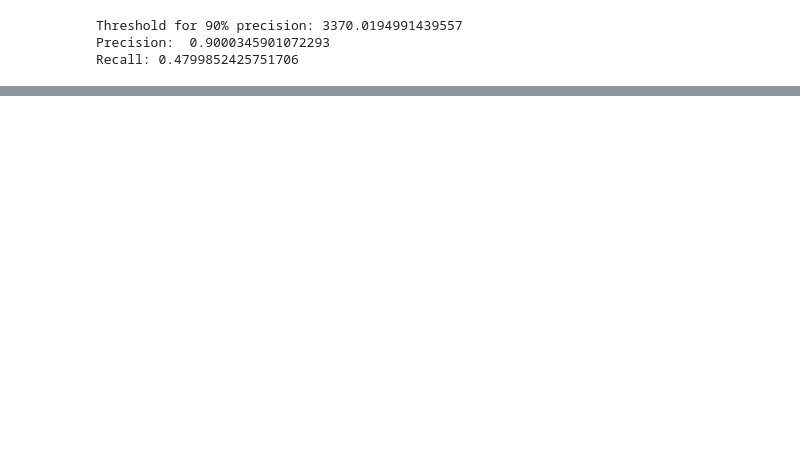
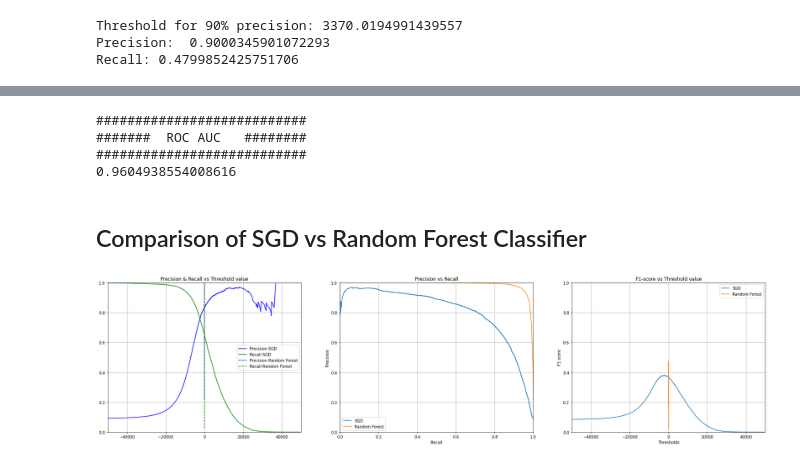
Before and after one commit to chandrusuresh/Hands-On-ML, a Jupyter notebook: Ch3_Classification/MNIST.ipynb, the cells around one changed output, grey strips where cells are left out. Drawn from its saved outputs; the diff is of its cells as text; code cells hidden in the pictures; blank space fills up the shorter version.

```diff
--- a/Ch3_Classification/MNIST.ipynb
+++ b/Ch3_Classification/MNIST.ipynb
@@ -146,0 +194,56 @@ Recall: 0.4799852425751706
+# %%
+from sklearn.metrics import roc_auc_score
+auc = roc_auc_score(y_train_5,y_scores)
+print("###########################")
+print("#######  ROC AUC   ########")
+print("###########################")
+print(auc)
+# %% [output]
+###########################
+#######  ROC AUC   ########
+###########################
+0.9604938554008616
+# %% [markdown]
+## Comparison of SGD vs Random Forest Classifier
+# %%
+from sklearn.ensemble import RandomForestClassifier
+
+forest_clf = RandomForestClassifier(random_state=42)
+y_probas_forest = cross_val_predict(forest_clf,X_train,y_train_5,cv=3,method="predict_proba")
+y_scores_forest = y_probas_forest[:,1] # score = probability of positive class
+
+precisions_forest,recalls_forest,thresholds_forest = precision_recall_curve(y_train_5,y_scores_forest)
+f1_score_forest = []
+for i in range(len(thresholds_forest)):
+  f1_score_forest += [1/(1/precisions_forest[i] + 1/recalls_forest[i])]
+# %%
+fig,ax = plt.subplots(1,3,figsize=(30,7))
+ax[0].plot(thresholds,precisions[:-1],'b',label="Precision")
+ax[0].plot(thresholds,recalls[:-1],'g',label="Recall")
+ax[0].plot(thresholds_forest,precisions_forest[:-1],'b--',label="Precision")
+ax[0].plot(thresholds_forest,recalls_forest[:-1],'g--',label="Recall")
+ax[0].set_xlim([-50000,50000])
+ax[0].set_ylim([0,1])
+ax[0].grid(True)
+ax[0].legend(['Precision SGD','Recall SGD','Precision Random Forest','Recall Random Forest'])
+ax[0].set_title('Precision & Recall vs Threshold value');
+ax[1].plot(recalls,precisions)
+ax[1].plot(recalls_forest,precisions_forest)
+ax[1].set_xlabel('Recall')
+ax[1].set_ylabel('Precision')
+ax[1].set_xlim([0,1])
+ax[1].set_ylim([0,1])
+ax[1].grid(True)
+ax[1].legend(['SGD','Random Forest'])
+ax[1].set_title('Precision vs Recall');
+ax[2].plot(thresholds,f1_score)
+ax[2].plot(thresholds_forest,f1_score_forest)
+ax[2].set_xlabel('Thresholds')
+ax[2].set_ylabel('F1 score')
+ax[2].set_xlim([-50000,50000])
+ax[2].set_ylim([0,1])
+ax[2].grid(True)
+ax[2].set_title('F1-score vs Threshold value');
+ax[2].legend(['SGD','Random Forest']);
+# %% [output]
+[figure, added]
```
Also changed, not shown: parts of 16 cells of this notebook.
